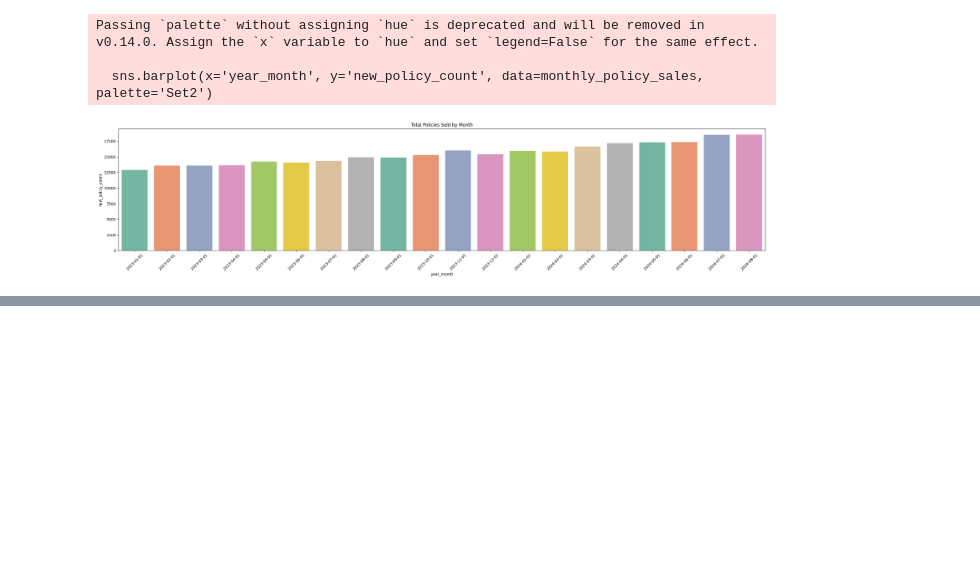
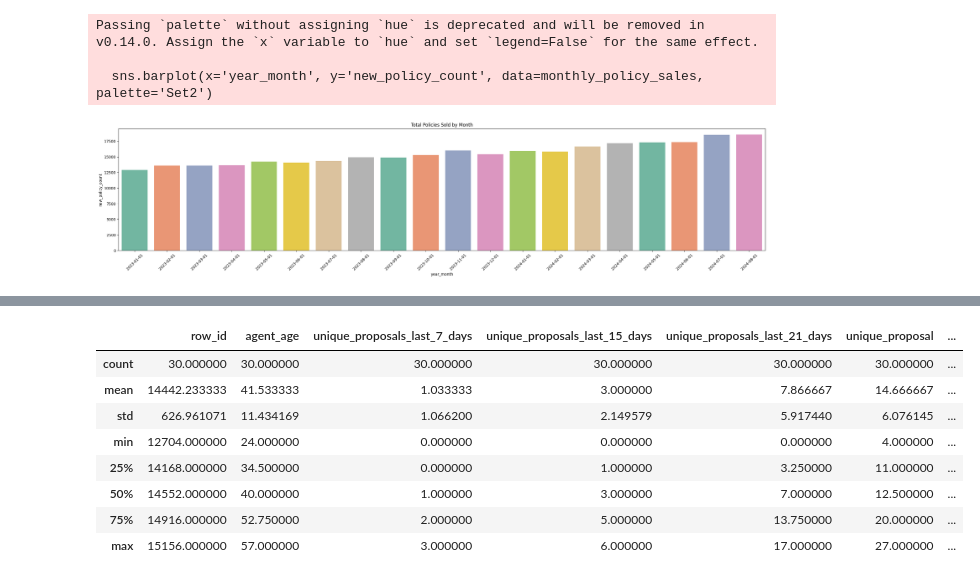
Before and after one commit to rivindu-ashinsa/data-storm-DeepCell, a Jupyter notebook: notebooks/EDA.ipynb, the cells around one changed output, grey strips where cells are left out. Cells and saved outputs as stored; diff of their text form; code cells hidden in the pictures; blank space fills up the shorter version.

```diff
--- a/notebooks/EDA.ipynb
+++ b/notebooks/EDA.ipynb
@@ -155,0 +153,18 @@ monthly_policy_sales
+# %%
+top_20_agents = df.groupby('agent_code')['new_policy_count'].sum().reset_index().sort_values(by='new_policy_count', ascending=False).head(20)
+
+
+worst_20_agents = df.groupby('agent_code')['new_policy_count'].sum().reset_index().sort_values(by='new_policy_count', ascending=False).tail(20)
+
+top_20_agents = df[df['agent_code'].isin(top_20_agents['agent_code'])]
+worst_20_agents = df[df['agent_code'].isin(worst_20_agents['agent_code'])]
+# %% [output]
+|  | row_id | agent_age | unique_proposals_last_7_days | unique_proposals_last_15_days | unique_proposals_last_21_days | unique_proposal | ... |
+| count | 30.000000 | 30.000000 | 30.000000 | 30.000000 | 30.000000 | 30.000000 | ... |
+| mean | 14442.233333 | 41.533333 | 1.033333 | 3.000000 | 7.866667 | 14.666667 | ... |
+| std | 626.961071 | 11.434169 | 1.066200 | 2.149579 | 5.917440 | 6.076145 | ... |
+| min | 12704.000000 | 24.000000 | 0.000000 | 0.000000 | 0.000000 | 4.000000 | ... |
+| 25% | 14168.000000 | 34.500000 | 0.000000 | 1.000000 | 3.250000 | 11.000000 | ... |
+| 50% | 14552.000000 | 40.000000 | 1.000000 | 3.000000 | 7.000000 | 12.500000 | ... |
+| 75% | 14916.000000 | 52.750000 | 2.000000 | 5.000000 | 13.750000 | 20.000000 | ... |
+| max | 15156.000000 | 57.000000 | 3.000000 | 6.000000 | 17.000000 | 27.000000 | ... |
```
Also changed, not shown: parts of 9 cells of this notebook.
